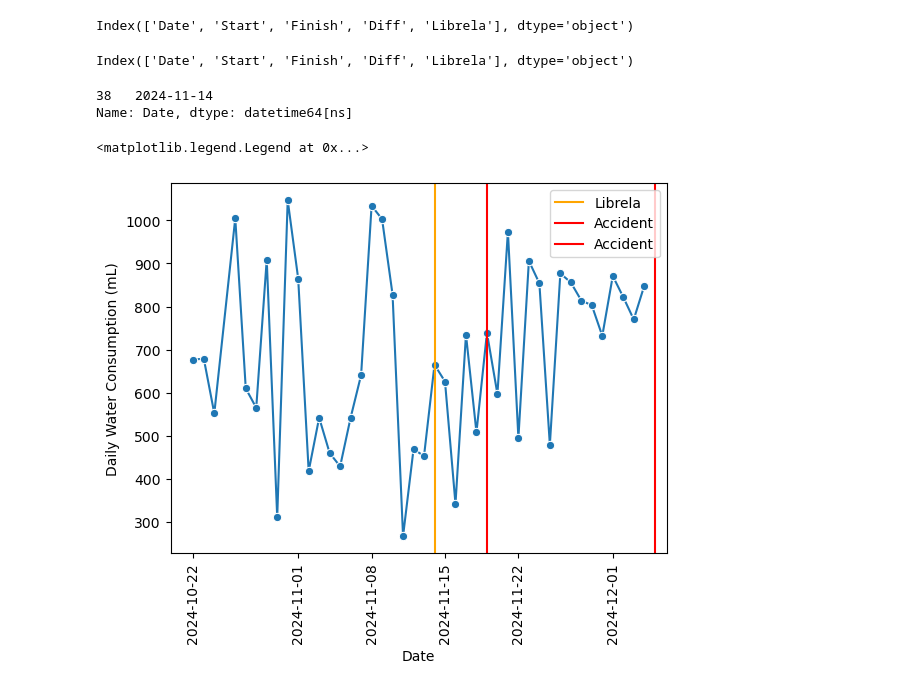
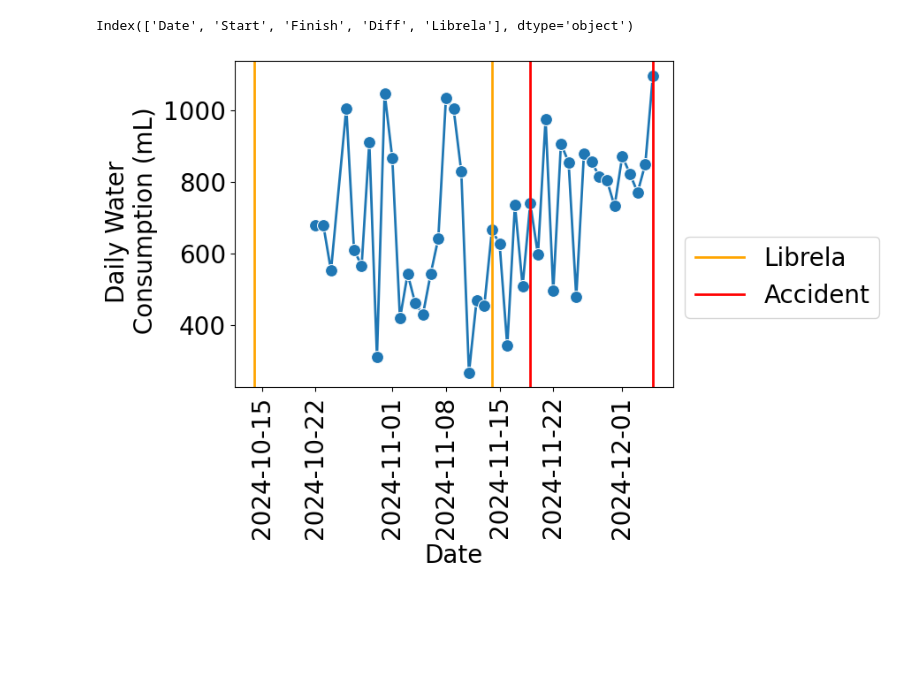
Before and after one commit to kerickson22/rory_water, a Jupyter notebook: rory_water.ipynb, the cells around one changed output. Saved outputs shown, nothing was run; the diff lists cells and outputs as text; code cells hidden in the pictures; blank space fills up the shorter version.

Commit message:
Update with data

```diff
--- a/rory_water.ipynb
+++ b/rory_water.ipynb
@@ -7,3 +7,9 @@ import gsheet_pandas
+# %%
+my_pal = sns.color_palette("colorblind", 5)
+#font = {'family':'avenir', "weight": 'bold', "size": 24}
+font = {"size": 20}
+plt.rc("font", **font)
+del font
 # %%
 from oauth2client.service_account import ServiceAccountCredentials
 import gspread
@@ -48,12 +52,3 @@ lib_date=pd.to_datetime(df[df['Librela']=='Librela']['Date'])
 df = df.groupby('Date').sum().reset_index()
 # %%
 df['Date']=pd.to_datetime(df['Date'])
-# %%
-df.columns
-# %% [output]
-Index(['Date', 'Start', 'Finish', 'Diff', 'Librela'], dtype='object')
-# %%
-lib_date
-# %% [output]
-38   2024-11-14
-Name: Date, dtype: datetime64[ns]
@@ -60,11 +57,13 @@ Name: Date, dtype: datetime64[ns]
 # %%
-sns.lineplot(data=df, x ='Date', y = 'Diff', marker = 'o')
-plt.axvline(x = lib_date, color = 'orange', label = 'Librela')
-plt.axvline(x = pd.to_datetime("2024-11-19"), color = 'red', label = 'Accident')
-plt.axvline(x = pd.to_datetime("2024-12-5"), color = 'red')
+sns.lineplot(data=df, x ='Date', y = 'Diff', marker = 'o', markersize=10, linewidth=2)
+plt.axvline(x = lib_date, color = 'orange', label = 'Librela', linewidth=2)
+plt.axvline(x = pd.to_datetime("2024-10-14"), color = 'orange', linewidth=2)
+plt.axvline(x = pd.to_datetime("2024-11-19"), color = 'red', label = 'Accident', linewidth=2)
+plt.axvline(x = pd.to_datetime("2024-12-5"), color = 'red', linewidth=2)
 plt.xticks(rotation=90)
-plt.ylabel("Daily Water Consumption (mL)")
-plt.legend()
+plt.ylabel("Daily Water  \n Consumption (mL)")
+plt.legend(bbox_to_anchor=(1, 0.5))
+#plt.xticks(df['Date'], fontsize=12)
+plt.show()
 # %% [output]
-<matplotlib.legend.Legend at 0x...>
-[figure, old version]
+[figure, new version]
```
Also changed, not shown: parts of 3 cells of this notebook.
